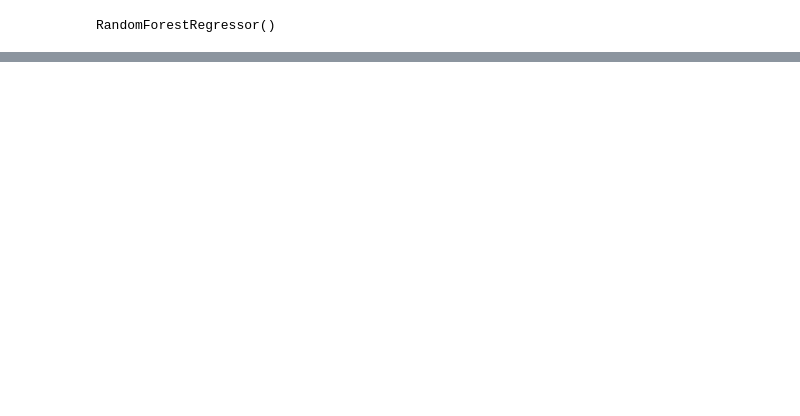
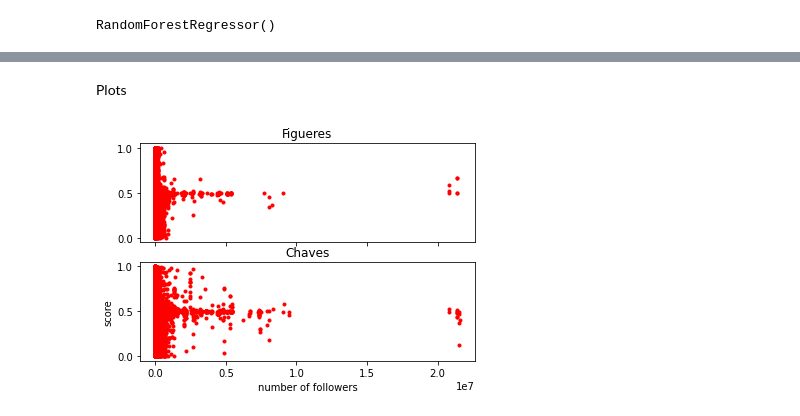
Before and after one commit to sergiolives19/Naveler, a Jupyter notebook: Costa Rica/Costa_Rica_regression.ipynb, the cells around one changed output, grey strips where cells are left out. Drawn from its saved outputs; the diff is of its cells as text; code cells hidden in the pictures; blank space fills up the shorter version.

```diff
--- a/Costa Rica/Costa_Rica_regression.ipynb
+++ b/Costa Rica/Costa_Rica_regression.ipynb
@@ -27,3 +29,6 @@ from sklearn.ensemble import RandomForestRegressor
+# %%
+def date_to_int(date):
+  return (10**10)*date.year + (10**8)*date.month + (10**6)*date.day + (10**4)*date.hour + (10**2)*date.minute + (10**0)*date.second
 # %%
 def json_to_df(json_file):
   with open(json_file) as f:
@@ -225,16 +286,0 @@ Test RMSE:      0.0067
-# %%
-source  = 'Twitter for Android'
-gender = 'male'
-country = 'Costa Rica'
-following = 50
-followers = 0
-like = 25
-share = 10
-reply = 3
-if country == 'Costa Rica':
-  costa_rica = 1
-else:
-  costa_rica = 0
-
-sample = np.array([coded_sources[source], coded_genders[gender], coded_countries[country], following, followers, like, share, reply, costa_rica]).reshape(1, -1)
-figueres_model.predict(sample)
@@ -348,0 +433,13 @@ Test RMSE:      0.0077
+# %% [markdown]
+Plots
+# %%
+fig, (ax1, ax2) = plt.subplots(nrows=2, ncols=1, sharex=True, sharey=True)
+ax1.plot(figueres_df["followers"],  figueres_df["score"], 'ro', markersize=3)
+ax2.plot(chaves_df["followers"], chaves_df["score"], 'ro', markersize=3)
+ax1.set_title('Figueres')
+ax2.set_title('Chaves')
+plt.xlabel('number of followers')
+plt.ylabel('score')
+plt.show()
+# %% [output]
+[figure, added]
```
Also changed, not shown: parts of 20 cells of this notebook.
